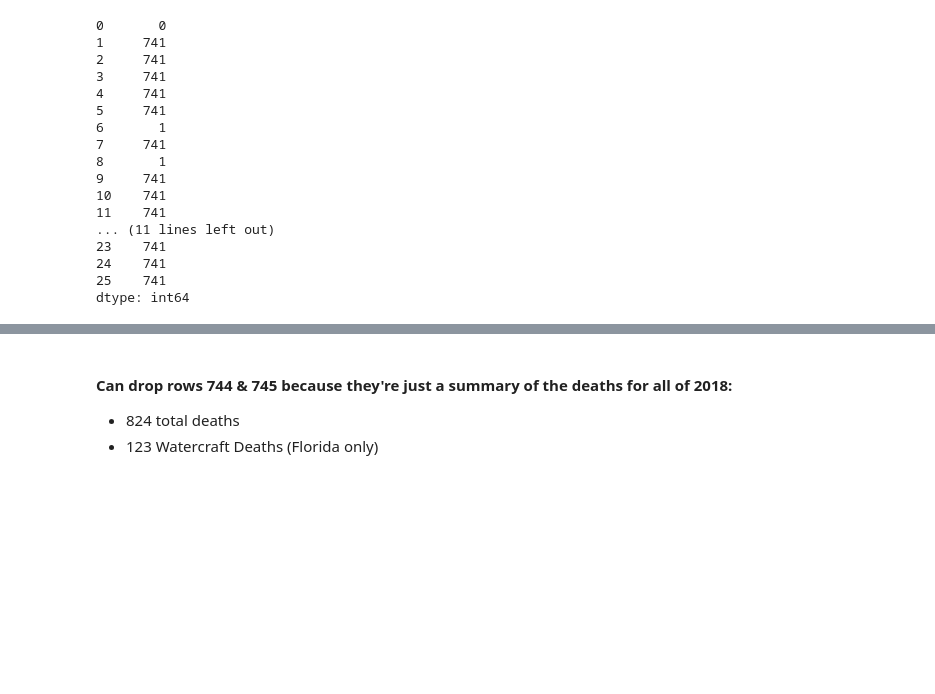
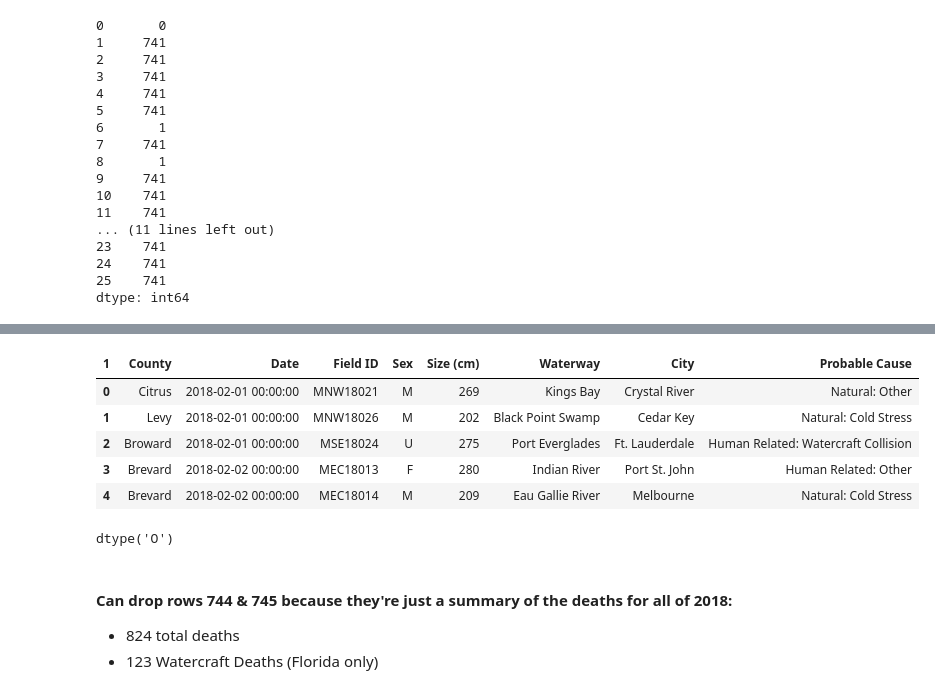
Before and after one commit to MagicMilly/manatee-mortality, a Jupyter notebook: manatees.ipynb, the cells around one changed output, grey strips where cells are left out. Drawn from its saved outputs; the diff is of its cells as text; code cells hidden in the pictures; blank space fills up the shorter version.

Commit message:
need to convert datetime

```diff
--- a/manatees.ipynb
+++ b/manatees.ipynb
@@ -104,3 +115,22 @@ clean_df.drop()
+# %%
+# convert headers
+
+headers = clean_df.iloc[0]
+new_df = pd.DataFrame(data=clean_df.values[1:], columns=headers)
+new_df.head()
+# %% [output]
+| 1 | County | Date | Field ID | Sex | Size (cm) | Waterway | City | Probable Cause |
+| 0 | Citrus | 2018-02-01 00:00:00 | MNW18021 | M | 269 | Kings Bay | Crystal River | Natural: Other |
+| 1 | Levy | 2018-02-01 00:00:00 | MNW18026 | M | 202 | Black Point Swamp | Cedar Key | Natural: Cold Stress |
+| 2 | Broward | 2018-02-01 00:00:00 | MSE18024 | U | 275 | Port Everglades | Ft. Lauderdale | Human Related: Watercraft Collision |
+| 3 | Brevard | 2018-02-02 00:00:00 | MEC18013 | F | 280 | Indian River | Port St. John | Human Related: Other |
+| 4 | Brevard | 2018-02-02 00:00:00 | MEC18014 | M | 209 | Eau Gallie River | Melbourne | Natural: Cold Stress |
+# %%
+# remove time stamp
+
+new_df.Date.dtype
+# %% [output]
+dtype('O')
 # %% [markdown]
 #### Can drop rows 744 & 745 because they're just a summary of the deaths for all of 2018:
 * 824 total deaths
```
Also changed, not shown: parts of 3 cells of this notebook.
